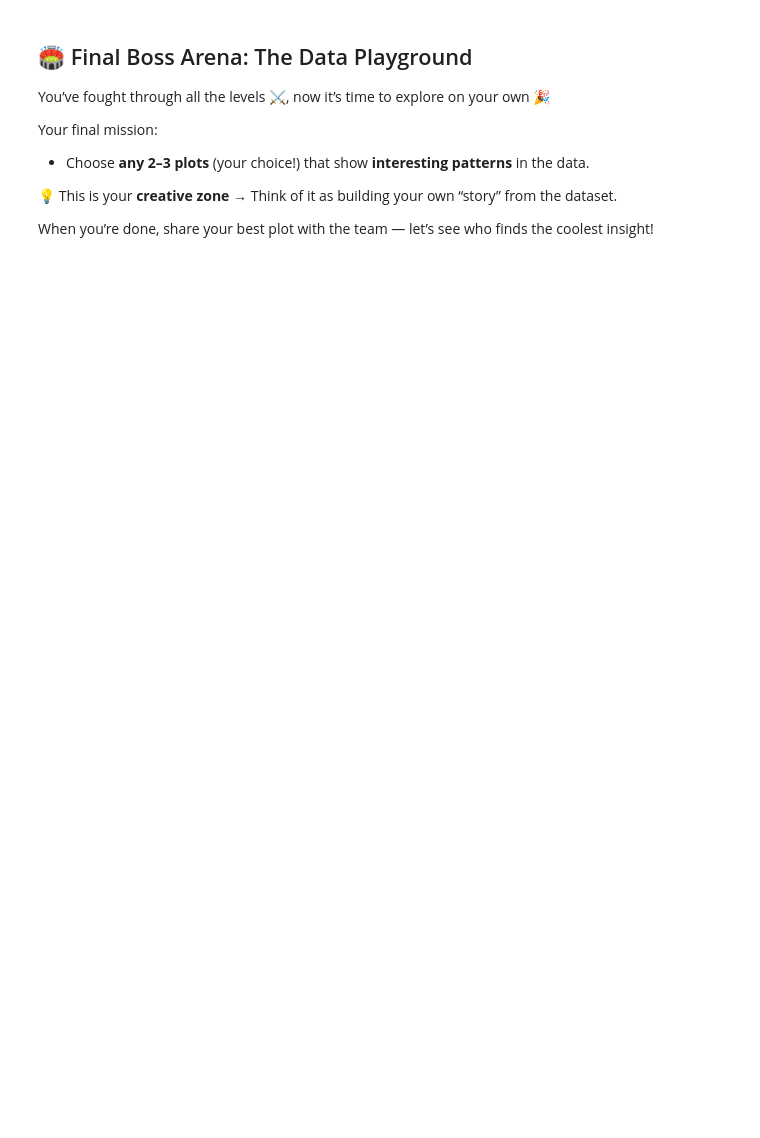
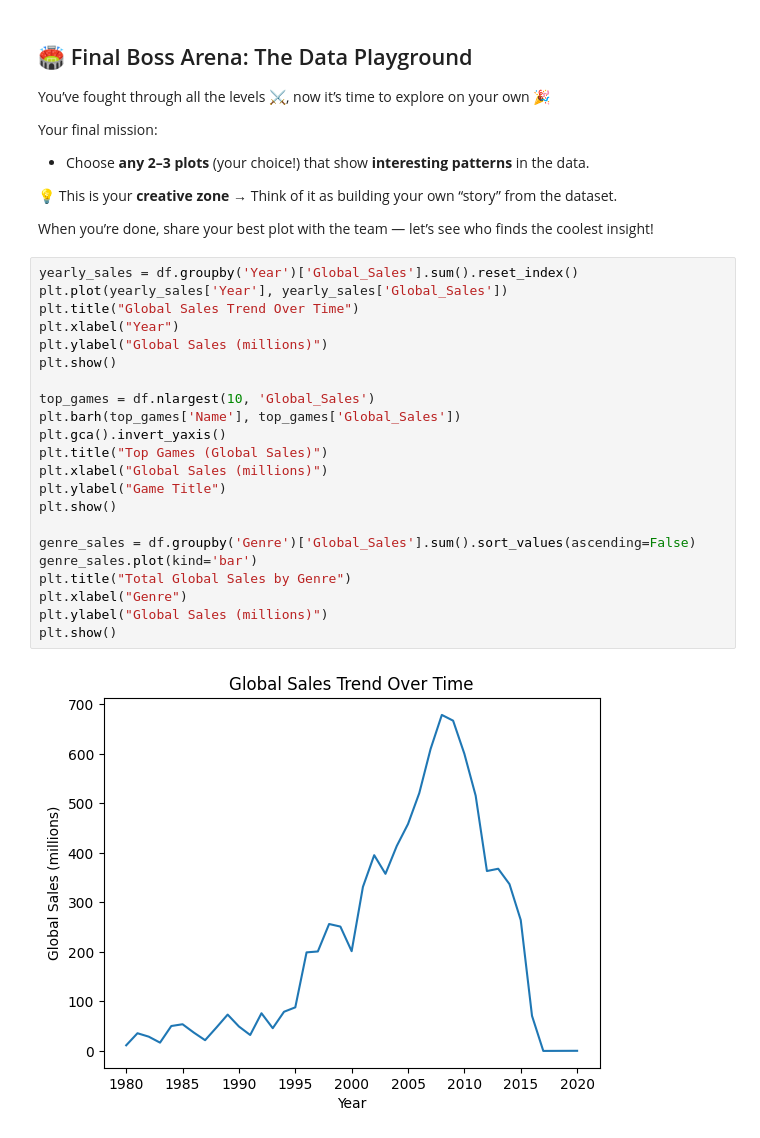
Before and after one commit to gaurishirke07/Synapse_Interview_Tasks, a Jupyter notebook: interview-task2.ipynb, the cells around one changed output. Saved outputs shown, nothing was run; the diff lists cells and outputs as text; blank space fills up the shorter version.

```diff
--- a/interview-task2.ipynb
+++ b/interview-task2.ipynb
@@ -240,3 +330,27 @@ Your final mission:
 💡 This is your **creative zone** → Think of it as building your own “story” from the dataset.
 
 When you’re done, share your best plot with the team — let’s see who finds the coolest insight!
+# %%
+yearly_sales = df.groupby('Year')['Global_Sales'].sum().reset_index()
+plt.plot(yearly_sales['Year'], yearly_sales['Global_Sales'])
+plt.title("Global Sales Trend Over Time")
+plt.xlabel("Year")
+plt.ylabel("Global Sales (millions)")
+plt.show()
+
+top_games = df.nlargest(10, 'Global_Sales')
+plt.barh(top_games['Name'], top_games['Global_Sales'])
+plt.gca().invert_yaxis()
+plt.title("Top Games (Global Sales)")
+plt.xlabel("Global Sales (millions)")
+plt.ylabel("Game Title")
+plt.show()
+
+genre_sales = df.groupby('Genre')['Global_Sales'].sum().sort_values(ascending=False)
+genre_sales.plot(kind='bar')
+plt.title("Total Global Sales by Genre")
+plt.xlabel("Genre")
+plt.ylabel("Global Sales (millions)")
+plt.show()
+# %% [output]
+[figure, added]
```
Also changed, not shown: parts of 10 cells of this notebook.
